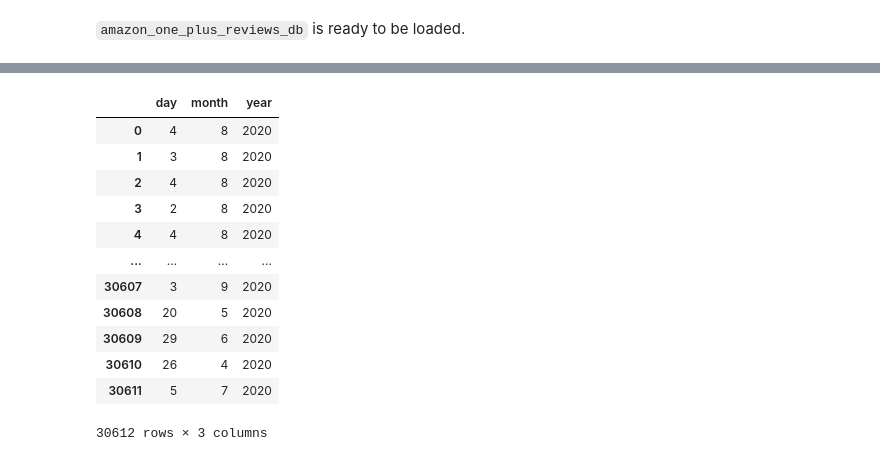
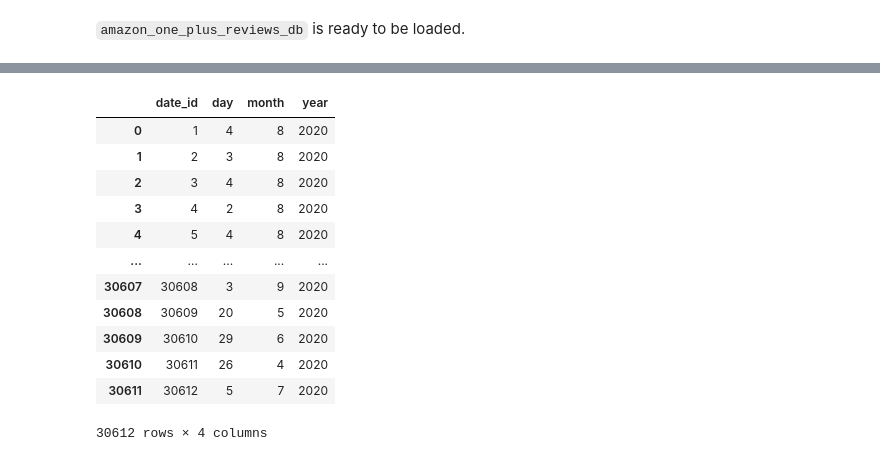
Before and after one commit to AminArshadi/CSI-4142-project, a Jupyter notebook: amazon_one_plus_reviews.ipynb, the cells around one changed output, grey strips where cells are left out. Cells and saved outputs as stored; diff of their text form; code cells hidden in the pictures.

```diff
--- a/amazon_one_plus_reviews.ipynb
+++ b/amazon_one_plus_reviews.ipynb
@@ -313,11 +312,13 @@ False
 False
 # %%
 # Rename columns
-amazon_one_plus_reviews_db.columns = ['product_name', 'product_company', 'review_rating', 'review_thumbsup_count', 'review_country', 'review_date', 'is_verfied_purchase', 'product_category', 'product_sub_category', 'review_description']
+amazon_one_plus_reviews_db.columns = ['product_name', 'product_company', 'review_rating', 'review_thumbsup_count', 'review_country', 'review_date', 'is_verfied_purchase', 'product_category', 'product_sub_category', 'review_descripiton']
 
 # Reorder columns
-new_order = ['product_name', 'product_company', 'review_description', 'review_rating', 'review_thumbsup_count', 'review_country', 'review_date', 'is_verfied_purchase', 'product_category', 'product_sub_category']
+new_order = ['product_name', 'product_company', 'review_descripiton', 'review_rating', 'review_thumbsup_count', 'review_country', 'review_date', 'is_verfied_purchase', 'product_category', 'product_sub_category']
 amazon_one_plus_reviews_db = amazon_one_plus_reviews_db[new_order]
 
+# Adding unique IDs
+amazon_one_plus_reviews_db.insert(0, 'row_id', range(1, 1 + len(amazon_one_plus_reviews_db)))
 amazon_one_plus_reviews_db
 # %% [output]
@@ -376,21 +383,25 @@ review_dimension
 # %%
+# Format the dates
+dates_list = [[date.day, date.month, date.year] for date in amazon_one_plus_reviews_db['review_date'].copy()]
+
 # Create date dimension
-# format the dates
-dates_list = [[date.day, date.month, date.year] for date in amazon_one_plus_reviews_db['review_date'].copy()]
-dates_dimension = pd.DataFrame(dates_list, columns=['day', 'month', 'year'])
-dates_dimension
+date_dimension = pd.DataFrame(dates_list, columns=['day', 'month', 'year'])
+
+# Adding unique IDs
+date_dimension.insert(0, 'date_id', range(1, 1 + len(date_dimension)))
+date_dimension
 # %% [output]
-|  | day | month | year |
-| 0 | 4 | 8 | 2020 |
-| 1 | 3 | 8 | 2020 |
-| 2 | 4 | 8 | 2020 |
-| 3 | 2 | 8 | 2020 |
-| 4 | 4 | 8 | 2020 |
-| ... | ... | ... | ... |
-| 30607 | 3 | 9 | 2020 |
-| 30608 | 20 | 5 | 2020 |
-| 30609 | 29 | 6 | 2020 |
-| 30610 | 26 | 4 | 2020 |
-| 30611 | 5 | 7 | 2020 |
+|  | date_id | day | month | year |
+| 0 | 1 | 4 | 8 | 2020 |
+| 1 | 2 | 3 | 8 | 2020 |
+| 2 | 3 | 4 | 8 | 2020 |
+| 3 | 4 | 2 | 8 | 2020 |
+| 4 | 5 | 4 | 8 | 2020 |
+| ... | ... | ... | ... | ... |
+| 30607 | 30608 | 3 | 9 | 2020 |
+| 30608 | 30609 | 20 | 5 | 2020 |
+| 30609 | 30610 | 29 | 6 | 2020 |
+| 30610 | 30611 | 26 | 4 | 2020 |
+| 30611 | 30612 | 5 | 7 | 2020 |
-30612 rows × 3 columns
+30612 rows × 4 columns
 # %%
```
Also changed, not shown: parts of 5 cells of this notebook, 4 other files.
